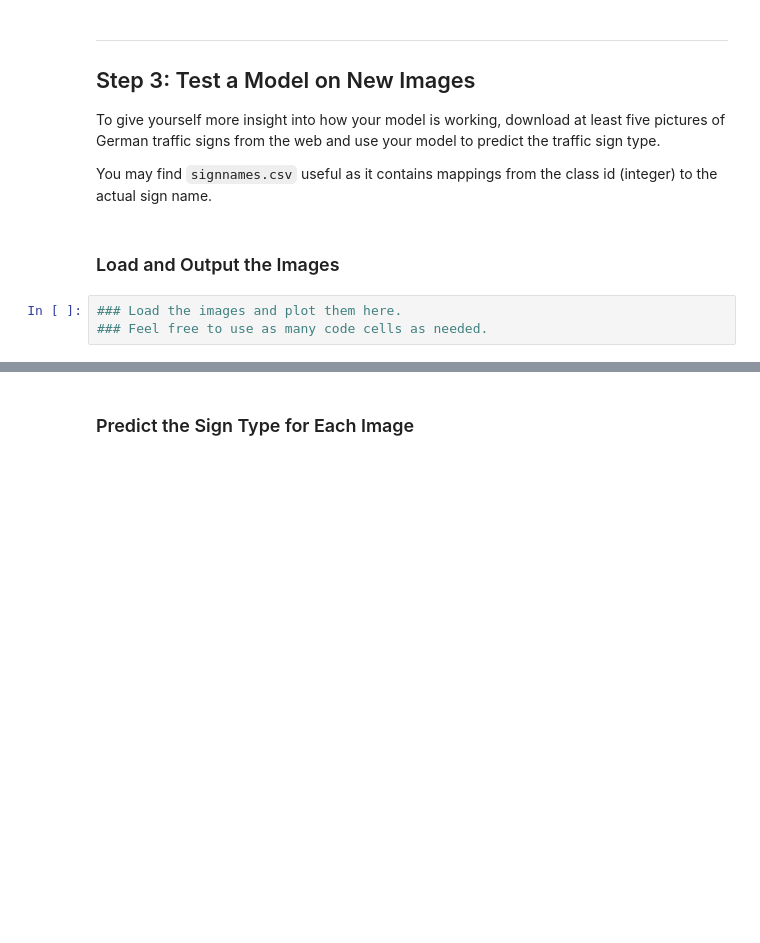
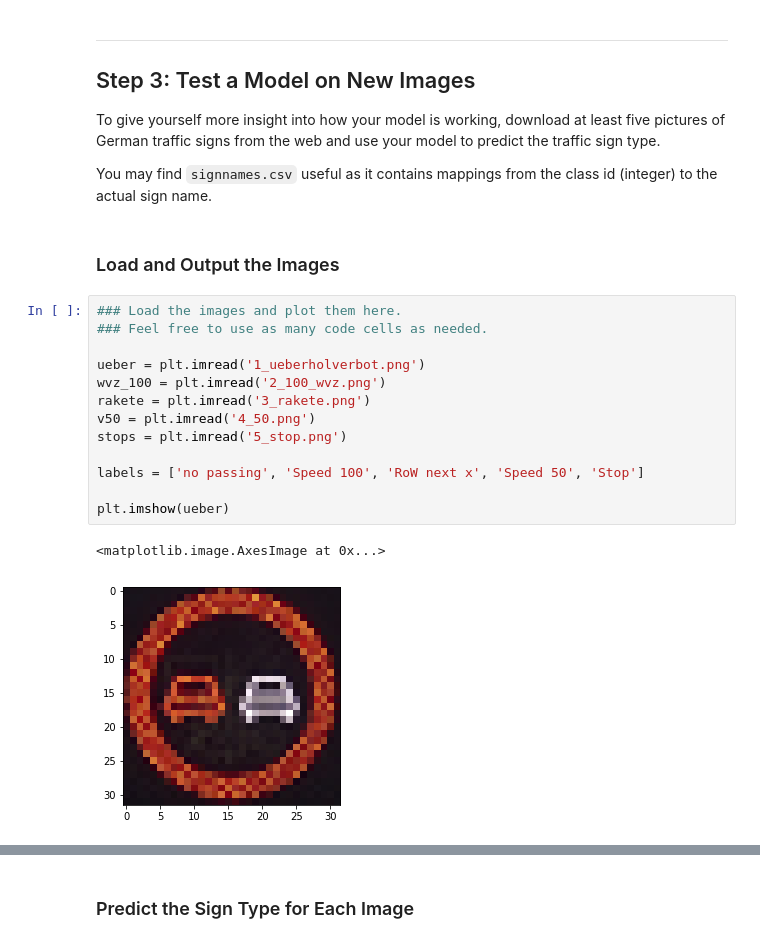
Before and after one commit to baninho/CarND-P2, a Jupyter notebook: Traffic_Sign_Classifier.ipynb, the cells around one changed output, grey strips where cells are left out. Cells and saved outputs as stored; diff of their text form; blank space fills up the shorter version.

```diff
--- a/Traffic_Sign_Classifier.ipynb
+++ b/Traffic_Sign_Classifier.ipynb
@@ -419,3 +465,16 @@ You may find `signnames.csv` useful as it contains mappings from the class id (i
 # %%
 ### Load the images and plot them here.
 ### Feel free to use as many code cells as needed.
+
+ueber = plt.imread('1_ueberholverbot.png')
+wvz_100 = plt.imread('2_100_wvz.png')
+rakete = plt.imread('3_rakete.png')
+v50 = plt.imread('4_50.png')
+stops = plt.imread('5_stop.png')
+
+labels = ['no passing', 'Speed 100', 'RoW next x', 'Speed 50', 'Stop']
+
+plt.imshow(ueber)
+# %% [output]
+<matplotlib.image.AxesImage at 0x...>
+[figure, added]
```
Also changed, not shown: parts of 17 cells of this notebook, 7 other files.
